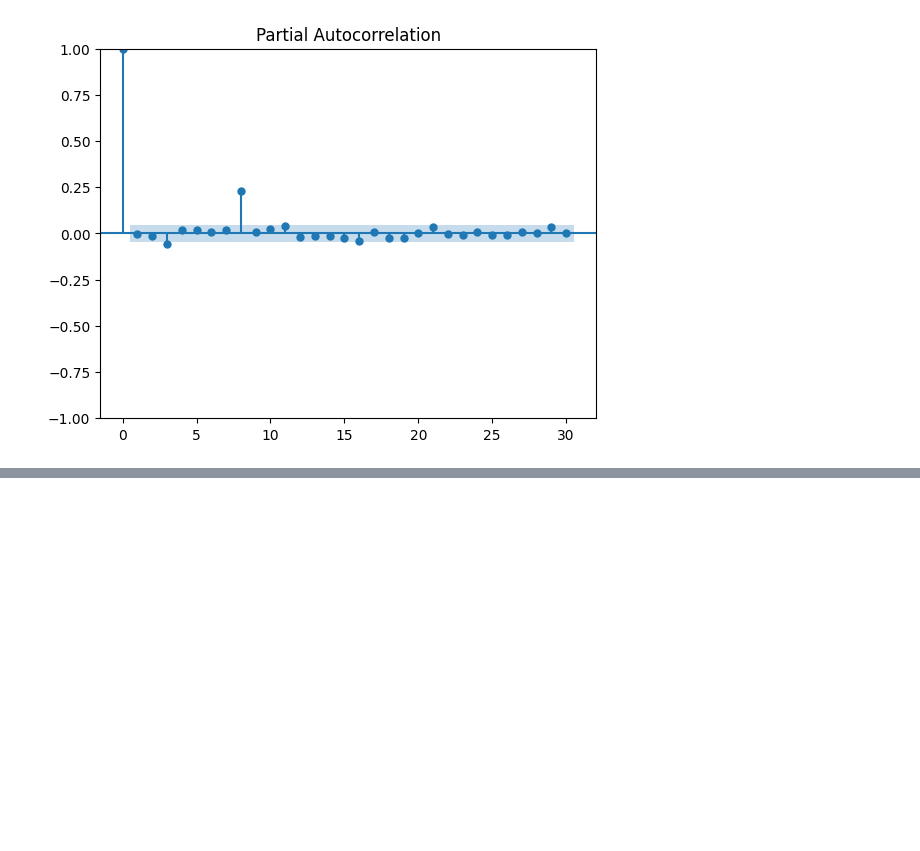
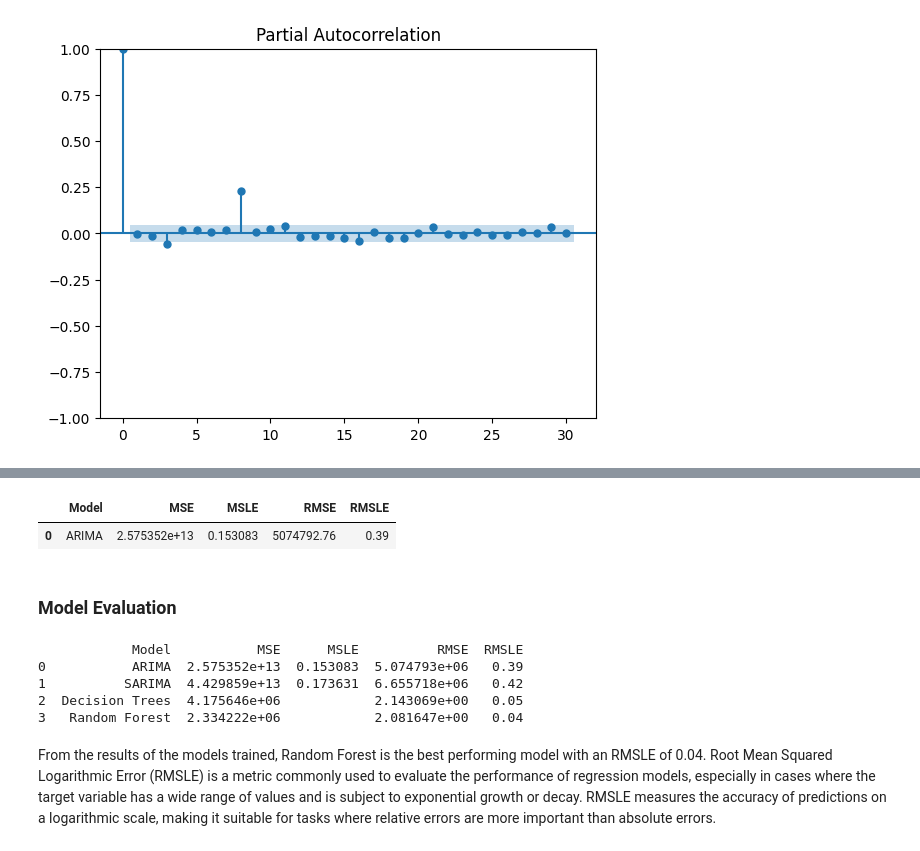
Before and after one commit to phinmaiyo/Regression-Model, a Jupyter notebook: forecasting.ipynb, the cells around one changed output, grey strips where cells are left out. Saved outputs shown, nothing was run; the diff lists cells and outputs as text; code cells hidden in the pictures; blank space fills up the shorter version.

Commit message:
commit evaluation

```diff
--- a/forecasting.ipynb
+++ b/forecasting.ipynb
@@ -2424,0 +2440,55 @@ results = model.fit()
+# %%
+# make predictions on the eval data
+ARIMA_pred=results.predict(start=len(data),
+                      end=len(data)+len(eval)-1,
+                      type = 'levels'
+                      )
+# %%
+# evaluate our models
+mse= mean_squared_error(eval, ARIMA_pred)
+msle=mean_squared_log_error(eval, ARIMA_pred)
+rmse= np.sqrt(mean_squared_error(eval, ARIMA_pred)).round(2)
+rmsle= np.sqrt(mean_squared_log_error(eval, ARIMA_pred)).round(2)
+
+results=pd.DataFrame([['ARIMA',mse, msle, rmse, rmsle]], columns= ['Model', 'MSE', 'MSLE', 'RMSE', 'RMSLE'])
+results
+# %% [output]
+|  | Model | MSE | MSLE | RMSE | RMSLE |
+| 0 | ARIMA | 2.575352e+13 | 0.153083 | 5074792.76 | 0.39 |
+# %% [markdown]
+### Model Evaluation
+# %%
+
+# Create an empty list to store the results
+results_list = []
+
+# Model 1 results
+model1_results = ['ARIMA', 2.575352e+13, 0.153083, 5074792.76, 0.39]
+results_list.append(model1_results)
+
+# Model 2 results
+model2_results = ['SARIMA', 4.429859e+13, 0.173631, 6655718.25, 0.42]
+results_list.append(model2_results)
+
+# Model 3 results
+model3_results = ['Decision Trees', 4175646.35,'', 2.143069154666683, 0.05]
+results_list.append(model3_results)
+
+
+# Model 4 results
+model4_results = ['Random Forest', 2334222.21,'', 2.0816471195405435, 0.04]
+results_list.append(model4_results)
+
+# Create a DataFrame from the results list
+results_df = pd.DataFrame(results_list, columns=['Model', 'MSE', 'MSLE', 'RMSE', 'RMSLE'])
+
+# Print the combined results
+print(results_df)
+# %% [output]
+            Model           MSE      MSLE          RMSE  RMSLE
+0           ARIMA  2.575352e+13  0.153083  5.074793e+06   0.39
+1          SARIMA  4.429859e+13  0.173631  6.655718e+06   0.42
+2  Decision Trees  4.175646e+06            2.143069e+00   0.05
+3   Random Forest  2.334222e+06            2.081647e+00   0.04
+# %% [markdown]
+ From the results of the models trained, Random Forest is the best performing model with an RMSLE of 0.04. Root Mean Squared Logarithmic Error (RMSLE) is a metric commonly used to evaluate the performance of regression models, especially in cases where the target variable has a wide range of values and is subject to exponential growth or decay. RMSLE measures the accuracy of predictions on a logarithmic scale, making it suitable for tasks where relative errors are more important than absolute errors.
```
Also changed, not shown: parts of 6 cells of this notebook.
